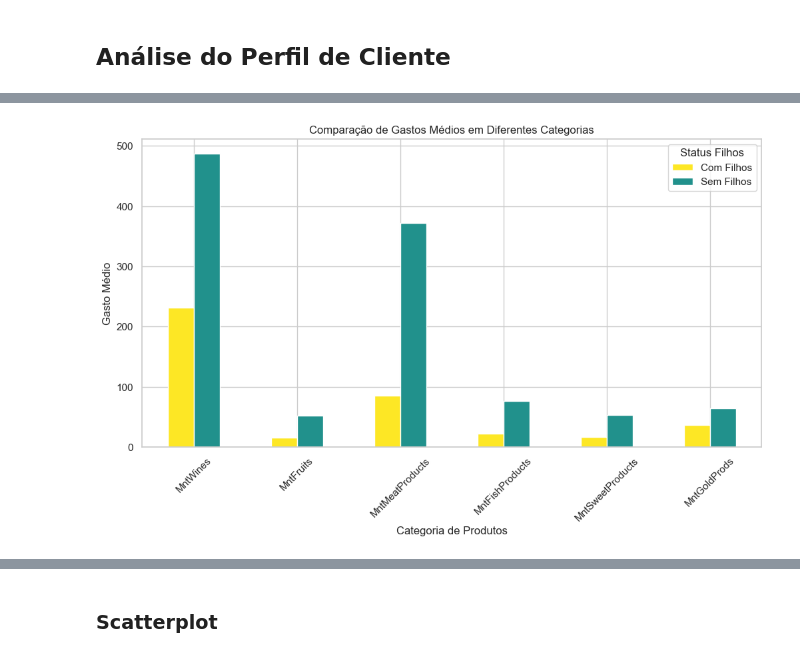
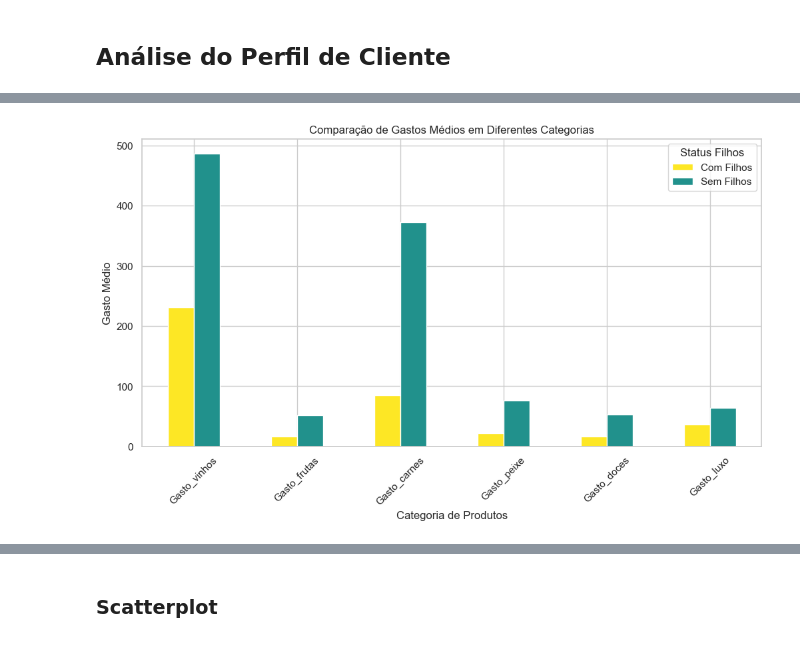
Before and after one commit to gslopes-1996/Campaign-Prediction, a Jupyter notebook: projeto_versao1.ipynb, the cells around one changed output, grey strips where cells are left out. Saved outputs shown, nothing was run; the diff lists cells and outputs as text; code cells hidden in the pictures.

```diff
--- a/projeto_versao1.ipynb
+++ b/projeto_versao1.ipynb
@@ -53,11 +194,11 @@ O(a) cliente mais novo tem 28 anos e o(a) cliente mais velho(a) tem 131 anos.
 # %% [markdown]
 Verificando quais clientes têm mais de 100 anos de idade
 # %%
-data['Age'] = 2024 - data['Year_Birth']
+data['Idade'] = 2014 - data['Year_Birth']
 
 # Filtrar clientes com mais de 100 anos
-pessoas_mais_de_100 = data[data['Age'] > 100]
+pessoas_mais_de_100 = data[data['Idade'] > 100]
 
 # Exibir as informações desses clientes
-print(pessoas_mais_de_100[['ID', 'Age', 'Education', 'Marital_Status', 'Income']])
+print(pessoas_mais_de_100[['Idade', 'Income']])
 # %% [output]
@@ -68,8 +209,8 @@ print(pessoas_mais_de_100[['ID', 'Age', 'Education', 'Marital_Status', 'Income']
 # %% [markdown]
 Excluindo linhas de clientes com mais de 100 anos de idade
 # %%
-data_cleaned = data[data['Age'] <= 100]
-valor_minimo_cleaned = min( 2024 - data_cleaned['Year_Birth'])
-valor_maximo_cleaned = max( 2024 - data_cleaned['Year_Birth'])
+data_cleaned = data[data['Idade'] <= 100]
+valor_minimo_cleaned = min( 2014 - data_cleaned['Year_Birth'])
+valor_maximo_cleaned = max( 2014 - data_cleaned['Year_Birth'])
 print(f"O(a) cliente mais novo tem {valor_minimo_cleaned} anos e o(a) cliente mais velho(a) tem {valor_maximo_cleaned} anos.")
 # %% [output]
@@ -85,0 +218,3 @@ True
+# %%
+data_cleaned.drop(columns= ['Year_Birth'], inplace = True)
+data_cleaned.head()
@@ -176,0 +313,9 @@ See the caveats in the documentation: https://pandas.pydata.org/pandas-docs/stab
+# %%
+data_cleaned = data_cleaned.rename(
+                columns={'Income': 'Renda', 'Kidhome': 'Num_criancas', 'Teenhome': 'Num_adolesc', 'Recency': 'Dias_desde_ult_compr' ,
+                         'MntWines': 'Gasto_vinhos', 'MntFruits': 'Gasto_frutas', 'MntMeatProducts': 'Gasto_carnes', 'MntFishProducts': 'Gasto_peixe',
+                        'MntSweetProducts': 'Gasto_doces', 'MntGoldProds': 'Gasto_luxo', 'NumDealsPurchases': 'Num_compras_promocao', 'NumWebPurchases': 'Num_compras_site',
+                        'NumCatalogPurchases': 'Num_compras_catalogo', 'NumStorePurchases': 'Num_compras_loja', 'NumWebVisitsMonth': 'Num_vis_site_ult_mes',
+                        'Complain': 'Reclamou',
+                        })
+data_cleaned.head()
@@ -247,25 +381,25 @@ The palette list has fewer values (2) than needed (4) and will cycle, which may
 [figure]
 # %%
 # Criando a coluna 'Status Filhos'
-data['Status_Filhos'] = data.apply(lambda row: 'Com Filhos' if row['Kidhome'] > 0 or row['Teenhome'] > 0 else 'Sem Filhos', axis=1)
+data_cleaned['Status_Filhos'] = data_cleaned.apply(lambda row: 'Com Filhos' if row['Num_criancas'] > 0 or row['Num_adolesc'] > 0 else 'Sem Filhos', axis=1)
 
 colors2 = ['#fde725', '#21918c']
 
 # Lista de categorias de produtos
-categorias = ['MntWines', 'MntFruits', 'MntMeatProducts', 'MntFishProducts', 'MntSweetProducts', 'MntGoldProds']
+categorias = ['Gasto_vinhos', 'Gasto_frutas', 'Gasto_carnes', 'Gasto_peixe', 'Gasto_doces','Gasto_luxo']
 
 # Comparando o gasto médio em diferentes categorias entre os dois grupos
-gastos_medios = data.groupby('Status_Filhos')[categorias].mean()
+gastos_medios = data_cleaned.groupby('Status_Filhos')[categorias].mean()
 
 # Plotando os resultados
 gastos_medios.T.plot(kind='bar', figsize=(12, 6), color=colors2)
 plt.title('Comparação de Gastos Médios em Diferentes Categorias')
 plt.xlabel('Categoria de Produtos')
 plt.ylabel('Gasto Médio')
 plt.xticks(rotation=45)
 plt.legend(title='Status Filhos')
 plt.show()
 # %% [output]
-[figure, old version]
+[figure, new version]
 # %%
 # Categorizar clientes com base em compras com desconto
```
Also changed, not shown: parts of 75 cells of this notebook.
